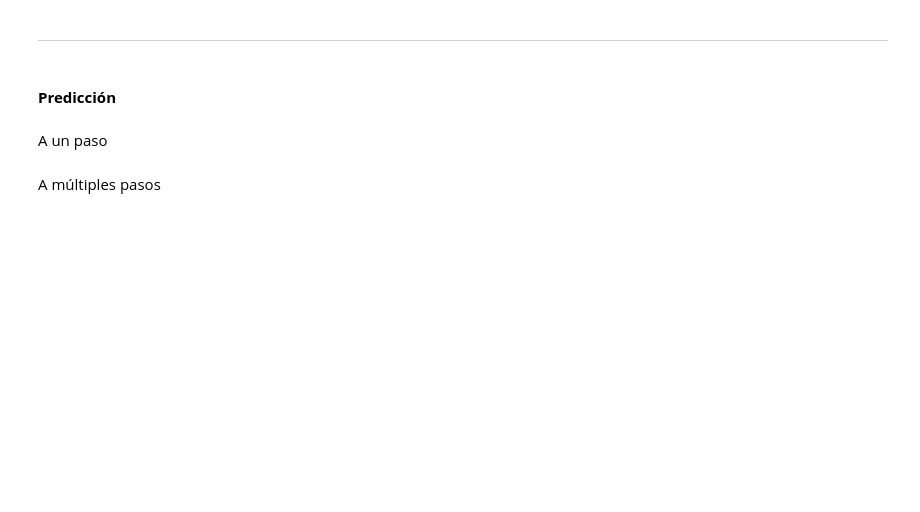
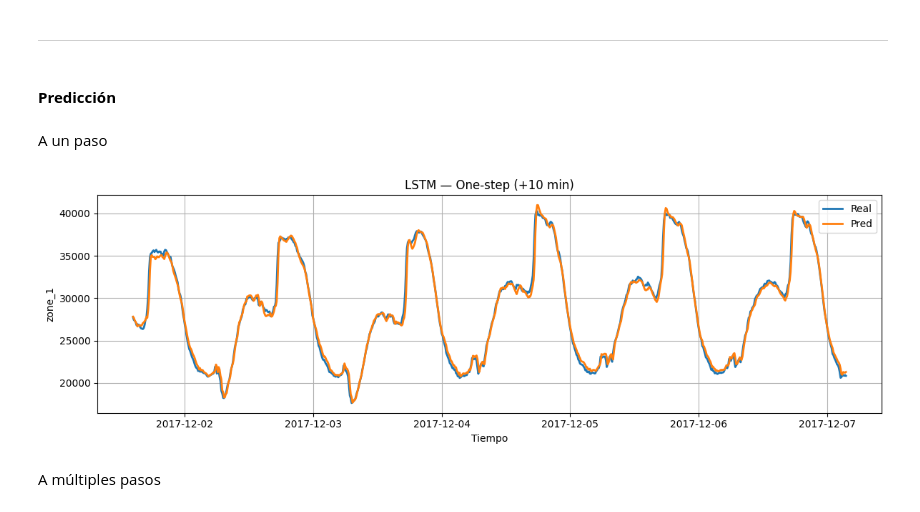
Before and after one commit to DCajiao/Time-series-forecast-of-energy-consumption-in-Tetouan-City, a Jupyter notebook: notebooks/05_LSTM_modeling.ipynb, the cells around one changed output. Cells and saved outputs as stored; diff of their text form; code cells hidden in the pictures; blank space fills up the shorter version.

Commit message:
LSTM terminado

```diff
--- a/notebooks/05_LSTM_modeling.ipynb
+++ b/notebooks/05_LSTM_modeling.ipynb
@@ -4,0 +302,15 @@
+# %%
+# Batch grande mejora throughput; ajusta si tu RAM es limitada
+start = time.time()
+history = lstm.fit(
+    Xtr, ytr,
+    validation_data=(Xva, yva),
+    epochs=400,
+    batch_size=256,   # 256–512 suele ir bien; prueba 512 si hay GPU
+    verbose=2,
+    callbacks=cbs
+)
+end = time.time()
+
+training_time = end - start
+print(f"Tiempo de entrenamiento: {training_time:.2f} segundos")
@@ -8,5 +338,31 @@
 #### **Predicción**
 # %% [markdown]
 A un paso
+# %%
+# =========================
+# PRONÓSTICO A 1 PASO — One-step
+# =========================
+# Fundamento:
+# - Para cada instante del set de validación/test, tomamos la secuencia de 1008 pasos (target+exógenas normalizados).
+# - El LSTM devuelve y_hat(t+1) (escala normalizada). No hay retroalimentación de predicciones en one-step.
+
+# Predicciones (normalizado) → vector 1D
+y_pred_val_lstm = lstm.predict(Xva, batch_size=512, verbose=0).reshape(-1)
+y_pred_te_lstm  = lstm.predict(Xte, batch_size=512, verbose=0).reshape(-1)
+
+# Invertimos la escala para obtener métricas interpretables
+y_val_inv_lstm      = inverse_target(yva, scalers)
+y_pred_val_inv_lstm = inverse_target(y_pred_val_lstm, scalers)
+y_te_inv_lstm       = inverse_target(yte, scalers)
+y_pred_te_inv_lstm  = inverse_target(y_pred_te_lstm, scalers)
+
+# Tramo temporal para graficar en TEST (opcional)
+start = HISTORY_WINDOW + SHIFT_ONE_STEP - 1
+idx_seg = test_df.index[start : start + len(y_te_inv_lstm)]
+
+plot_segment(idx_seg[:800], y_te_inv_lstm[:800], y_pred_te_inv_lstm[:800],
+             title="LSTM — One-step (+10 min)", target_name=TARGET_COL)
+# %% [output]
+[figure, added]
 # %% [markdown]
 A múltiples pasos
```
Also changed, not shown: parts of 15 cells of this notebook.
